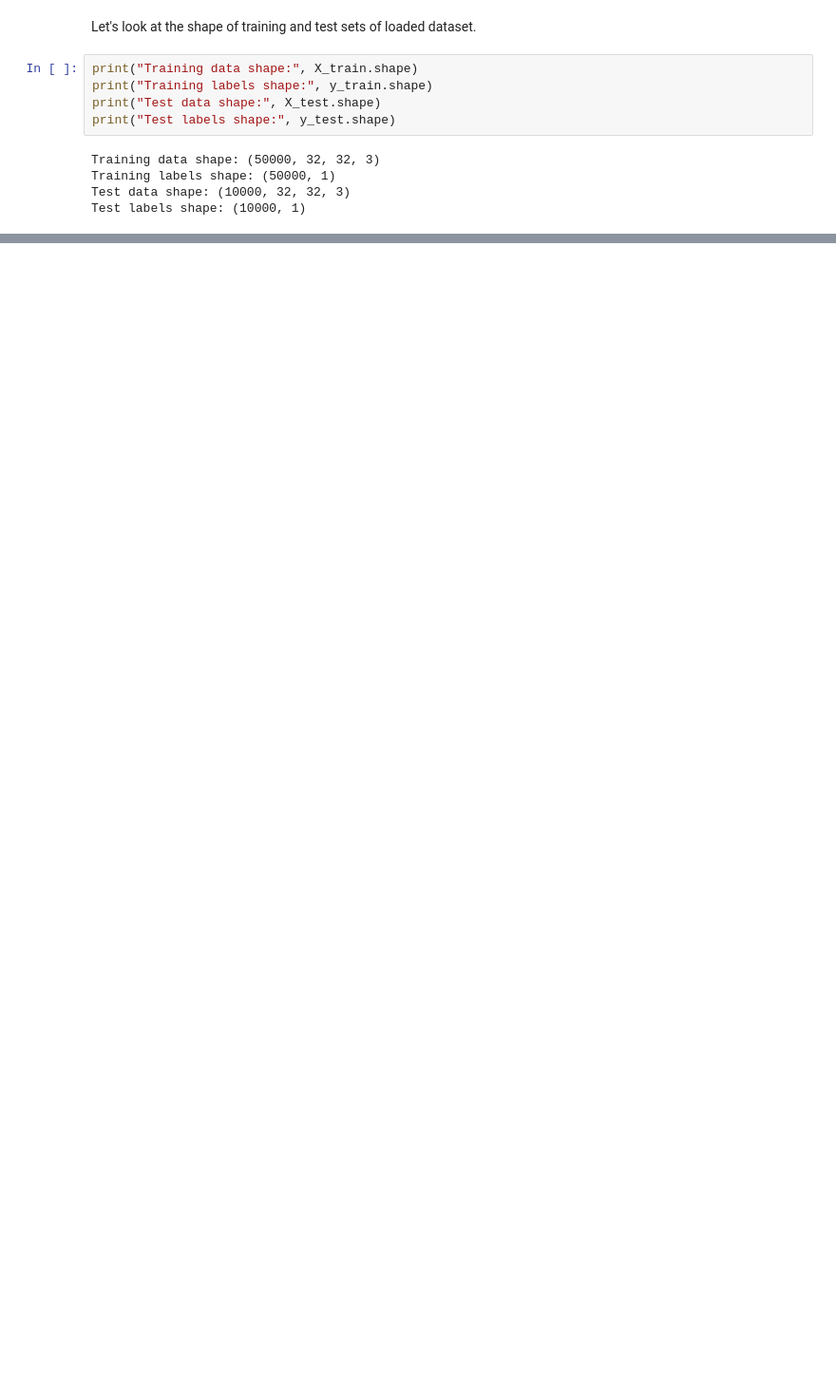
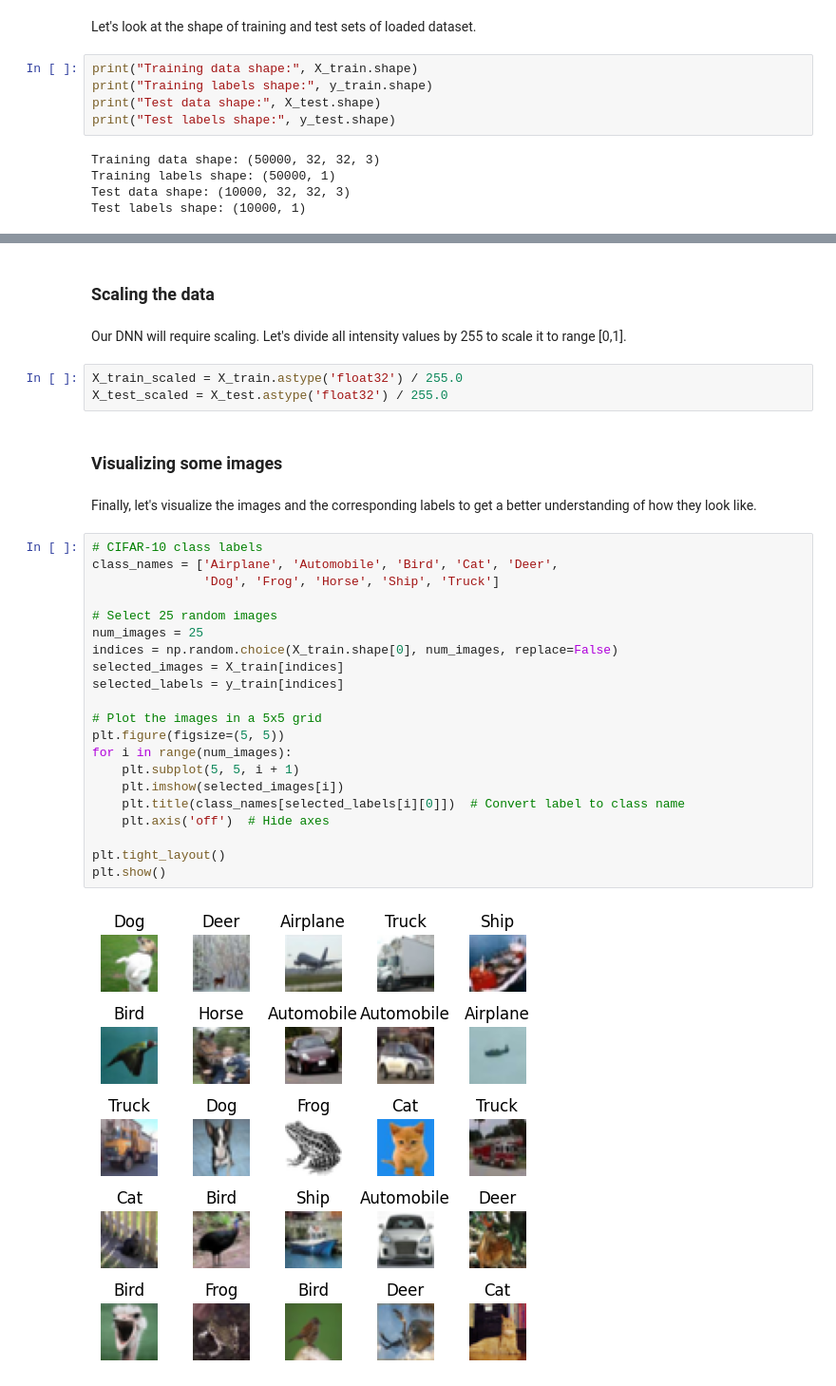
Before and after one commit to b00nk3r/cifar-10-image-classification, a Jupyter notebook: CIFAR-10 Image Classification.ipynb, the cells around one changed output, grey strips where cells are left out. Shown: that part at 95% size. Drawn from its saved outputs; the diff is of its cells as text; blank space fills up the shorter version.

```diff
--- a/CIFAR-10 Image Classification.ipynb
+++ b/CIFAR-10 Image Classification.ipynb
@@ -28,0 +49,34 @@ Test labels shape: (10000, 1)
+# %% [markdown]
+### Scaling the data
+# %% [markdown]
+Our DNN will require scaling. Let's divide all intensity values by 255 to scale it to range [0,1].
+# %%
+X_train_scaled = X_train.astype('float32') / 255.0
+X_test_scaled = X_test.astype('float32') / 255.0
+# %% [markdown]
+### Visualizing some images
+# %% [markdown]
+Finally, let's visualize the images and the corresponding labels to get a better understanding of how they look like.
+# %%
+# CIFAR-10 class labels
+class_names = ['Airplane', 'Automobile', 'Bird', 'Cat', 'Deer',
+               'Dog', 'Frog', 'Horse', 'Ship', 'Truck']
+
+# Select 25 random images
+num_images = 25
+indices = np.random.choice(X_train.shape[0], num_images, replace=False)
+selected_images = X_train[indices]
+selected_labels = y_train[indices]
+
+# Plot the images in a 5x5 grid
+plt.figure(figsize=(5, 5))
+for i in range(num_images):
+    plt.subplot(5, 5, i + 1)
+    plt.imshow(selected_images[i])
+    plt.title(class_names[selected_labels[i][0]])  # Convert label to class name
+    plt.axis('off')  # Hide axes
+
+plt.tight_layout()
+plt.show()
+# %% [output]
+[figure, added]
```
Also changed, not shown: parts of 20 cells of this notebook.
